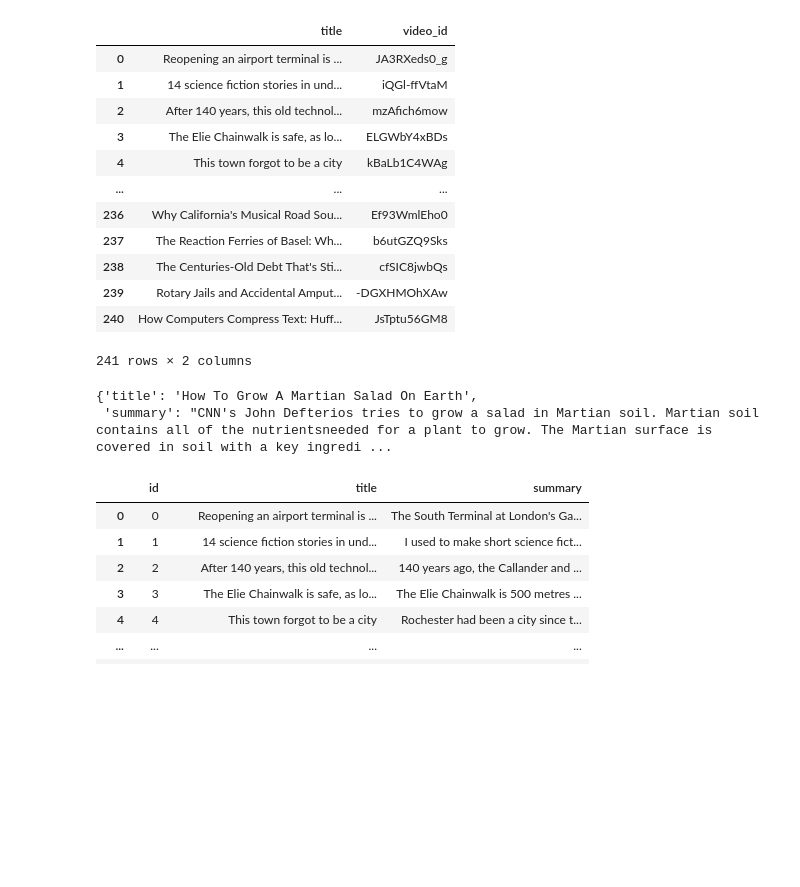
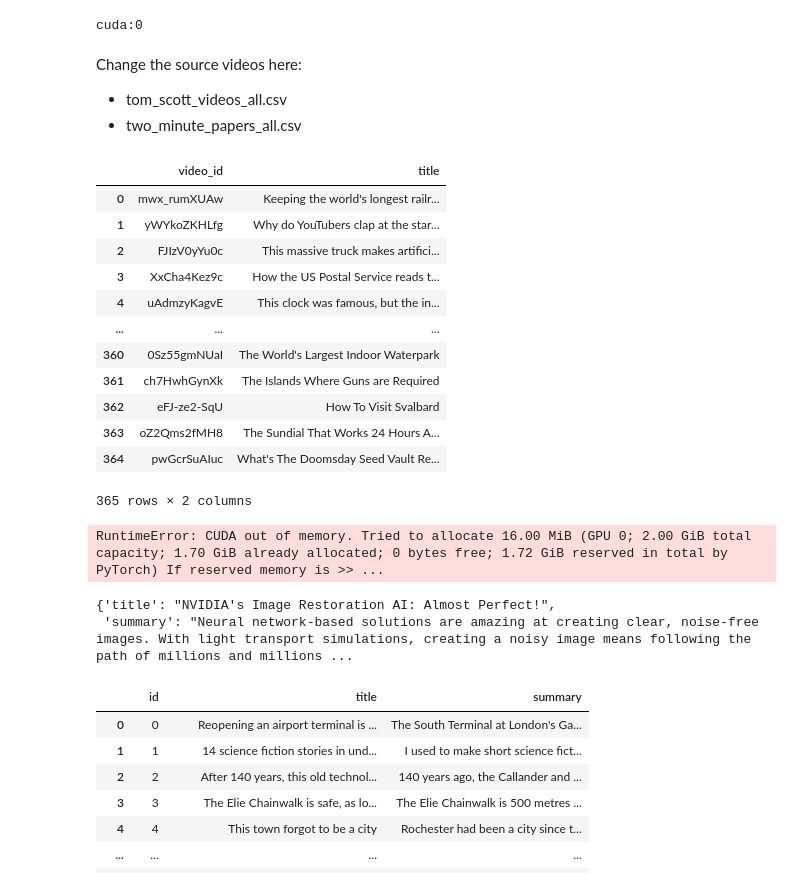
Before and after one commit to marvkosmai/devp-content-creaitor, a Jupyter notebook: notebooks/generate_dataset.ipynb, the cells around one changed output. Cells and saved outputs as stored; diff of their text form; code cells hidden in the pictures; blank space fills up the shorter version.

Commit message:
add video list

```diff
--- a/notebooks/generate_dataset.ipynb
+++ b/notebooks/generate_dataset.ipynb
@@ -9,20 +16,31 @@ model = AutoModelForSeq2SeqLM.from_pretrained('facebook/bart-large-cnn')
+# %%
+device = 'cpu'
+# device = 'cuda:0' if torch.cuda.is_available() else 'cpu'
+print(device)
+model = model.to(device)
+# %% [output]
+cuda:0
+# %% [markdown]
+Change the source videos here:
+- tom_scott_videos_all.csv
+- two_minute_papers_all.csv
 # %%
-videos = pd.read_csv('../data/videos/tom_scott_videos.csv')
+videos = pd.read_csv('../data/videos/tom_scott_videos_all.csv')
 videos
 # %% [output]
-|  | title | video_id |
-| 0 | Reopening an airport terminal is ... | JA3RXeds0_g |
-| 1 | 14 science fiction stories in und... | iQGl-ffVtaM |
-| 2 | After 140 years, this old technol... | mzAfich6mow |
-| 3 | The Elie Chainwalk is safe, as lo... | ELGWbY4xBDs |
-| 4 | This town forgot to be a city | kBaLb1C4WAg |
+|  | video_id | title |
+| 0 | mwx_rumXUAw | Keeping the world's longest railr... |
+| 1 | yWYkoZKHLfg | Why do YouTubers clap at the star... |
+| 2 | FJIzV0yYu0c | This massive truck makes artifici... |
+| 3 | XxCha4Kez9c | How the US Postal Service reads t... |
+| 4 | uAdmzyKagvE | This clock was famous, but the in... |
 | ... | ... | ... |
-| 236 | Why California's Musical Road Sou... | Ef93WmlEho0 |
-| 237 | The Reaction Ferries of Basel: Wh... | b6utGZQ9Sks |
-| 238 | The Centuries-Old Debt That's Sti... | cfSIC8jwbQs |
-| 239 | Rotary Jails and Accidental Amput... | -DGXHMOhXAw |
-| 240 | How Computers Compress Text: Huff... | JsTptu56GM8 |
+| 360 | 0Sz55gmNUaI | The World's Largest Indoor Waterpark |
+| 361 | ch7HwhGynXk | The Islands Where Guns are Required |
+| 362 | eFJ-ze2-SqU | How To Visit Svalbard |
+| 363 | oZ2Qms2fMH8 | The Sundial That Works 24 Hours A... |
+| 364 | pwGcrSuAIuc | What's The Doomsday Seed Vault Re... |
-241 rows × 2 columns
+365 rows × 2 columns
 # %%
 summaries = list()
 for _, row in tqdm(videos.iterrows(), total=videos.shape[0]):
@@ -33,15 +51,19 @@ for _, row in tqdm(videos.iterrows(), total=videos.shape[0]):
     )
 
     subtitles = subtitle_downloader.save()
+    subtitles = subtitles.replace('\n', ' ')
+    subtitles = subtitles.replace('- ', '')
     batch = tokenizer(subtitles, truncation=True, max_length=1024, return_tensors='pt')
-    generated_ids = model.generate(batch["input_ids"], min_length=256, max_length=512)
+    generated_ids = model.generate(batch["input_ids"].to(device), min_length=256, max_length=512)
     summary = tokenizer.batch_decode(generated_ids, skip_special_tokens=True)
     summaries.append({'title': row['title'],  'summary': summary[0]})
+# %% [output]
+RuntimeError: CUDA out of memory. Tried to allocate 16.00 MiB (GPU 0; 2.00 GiB total capacity; 1.70 GiB already allocated; 0 bytes free; 1.72 GiB reserved in total by PyTorch) If reserved memory is >> ...
 # %%
-summaries[112]
+summaries[0]
 # %% [output]
-{'title': 'How To Grow A Martian Salad On Earth',
- 'summary': "CNN's John Defterios tries to grow a salad in Martian soil. Martian soil contains all of the nutrientsneeded for a plant to grow. The Martian surface is covered in soil with a key ingredi ...
+{'title': "NVIDIA's Image Restoration AI: Almost Perfect!",
+ 'summary': "Neural network-based solutions are amazing at creating clear, noise-free images. With light transport simulations, creating a noisy image means following the path of millions and millions ...
 # %%
 df = pd.DataFrame(summaries)
 df.to_csv('title_summary.csv', index=True, index_label='id', header=True)
```
Also changed, not shown: parts of 2 cells of this notebook, 6 other files.
